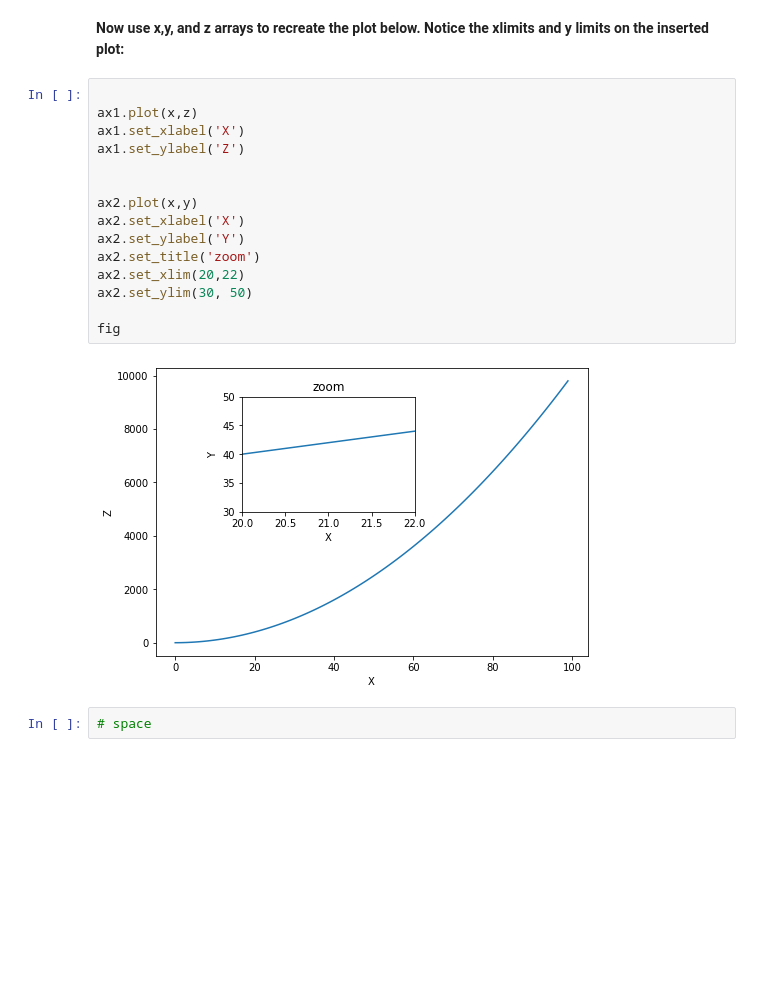
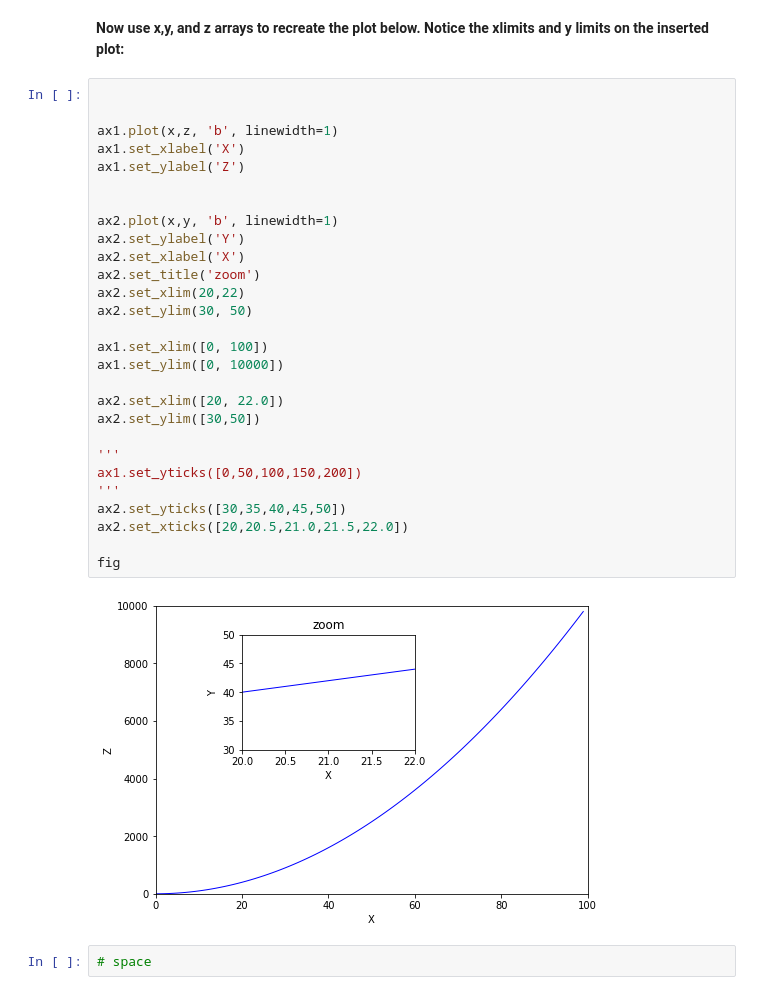
Before and after one commit to markquark125/Summer-MicroCredentials, a Jupyter notebook: Matplotlib_Exercises.ipynb, the cells around one changed output. Saved outputs shown, nothing was run; the diff lists cells and outputs as text; blank space fills up the shorter version.

```diff
--- a/Matplotlib_Exercises.ipynb
+++ b/Matplotlib_Exercises.ipynb
@@ -128,21 +127,34 @@ ax2 = fig.add_axes([0.2,0.5,.4,.4])
 **Now use x,y, and z arrays to recreate the plot below. Notice the xlimits and y limits on the inserted plot:**
 # %%
 
-ax1.plot(x,z)
+
+ax1.plot(x,z, 'b', linewidth=1)
 ax1.set_xlabel('X')
 ax1.set_ylabel('Z')
 
 
-ax2.plot(x,y)
+ax2.plot(x,y, 'b', linewidth=1)
+ax2.set_ylabel('Y')
 ax2.set_xlabel('X')
-ax2.set_ylabel('Y')
 ax2.set_title('zoom')
 ax2.set_xlim(20,22)
 ax2.set_ylim(30, 50)
 
+ax1.set_xlim([0, 100])
+ax1.set_ylim([0, 10000])
+
+ax2.set_xlim([20, 22.0])
+ax2.set_ylim([30,50])
+
+'''
+ax1.set_yticks([0,50,100,150,200])
+'''
+ax2.set_yticks([30,35,40,45,50])
+ax2.set_xticks([20,20.5,21.0,21.5,22.0])
+
 fig
 # %% [output]
-[figure, old version]
+[figure, new version]
 # %%
 # space
 # %% [output]
```
Also changed, not shown: parts of 6 cells of this notebook.
